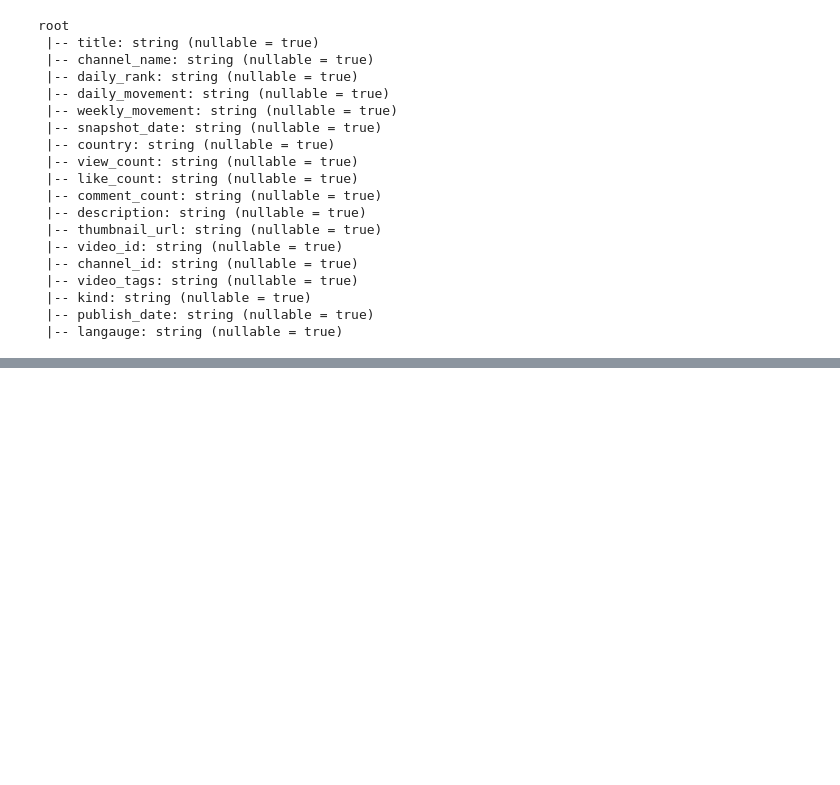
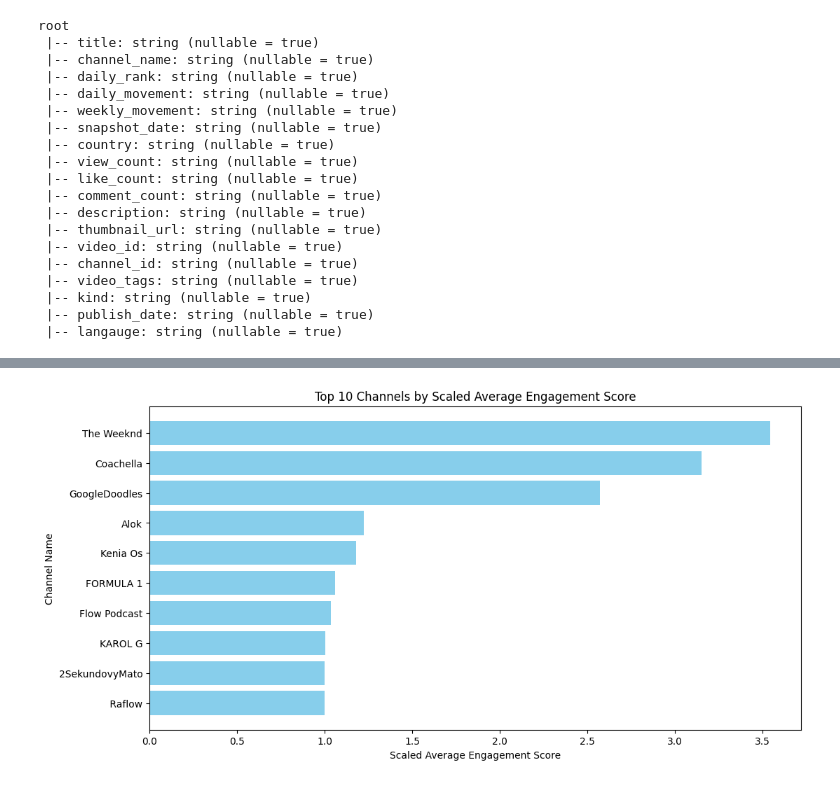
Before and after one commit to adrianarodriguezrodriguez/youtube, a Jupyter notebook: spark.ipynb, the cells around one changed output, grey strips where cells are left out. Saved outputs shown, nothing was run; the diff lists cells and outputs as text; code cells hidden in the pictures; blank space fills up the shorter version.

Commit message:
data filtering and some new dimensions

```diff
--- a/spark.ipynb
+++ b/spark.ipynb
@@ -142,0 +214,7 @@ Video = Row('title', 'channel_name','daily_rank', 'daily_movement', 'weekly_move
+# %%
+# Creating the engagement score column
+data = data.withColumn("engagement_score",
+                       (col("like_count") * 2 + col("comment_count") * 3) / (col("view_count") + 1))
+
+# Sorting by engagement score in descending order
+data.orderBy(col("engagement_score").desc()).show(5)
@@ -142,0 +266,21 @@ Video = Row('title', 'channel_name','daily_rank', 'daily_movement', 'weekly_move
+# %%
+channel_engagement = data.groupBy("channel_name").agg(
+    avg("engagement_score").alias("avg_engagement_score")
+)
+
+min_max_values_channel = channel_engagement.select(
+    min("avg_engagement_score").alias("min_score"),
+    max("avg_engagement_score").alias("max_score")
+).first()
+
+min_score_channel = min_max_values_channel["min_score"]
+max_score_channel = min_max_values_channel["max_score"]
+
+channel_analysis = channel_engagement.withColumn(
+    "scaled_avg_engagement_score",
+    lit(1) + lit(9) * ((col("avg_engagement_score") - lit(min_score)) / (lit(max_score) - lit(min_score)))
+)
+
+channel_analysis = channel_analysis.orderBy(col("avg_engagement_score").desc())
+
+channel_analysis.show(10)
@@ -142,0 +304,14 @@ Video = Row('title', 'channel_name','daily_rank', 'daily_movement', 'weekly_move
+# %%
+channel_analysis_pd = channel_analysis.toPandas()
+
+channel_analysis_pd = channel_analysis_pd.sort_values(by="scaled_avg_engagement_score", ascending=False)
+
+plt.figure(figsize=(12, 6))
+plt.barh(channel_analysis_pd["channel_name"][:10], channel_analysis_pd["scaled_avg_engagement_score"][:10], color='skyblue')
+plt.xlabel("Scaled Average Engagement Score")
+plt.ylabel("Channel Name")
+plt.title("Top 10 Channels by Scaled Average Engagement Score")
+plt.gca().invert_yaxis()
+plt.show()
+# %% [output]
+[figure, added]
```
Also changed, not shown: parts of 11 cells of this notebook.
